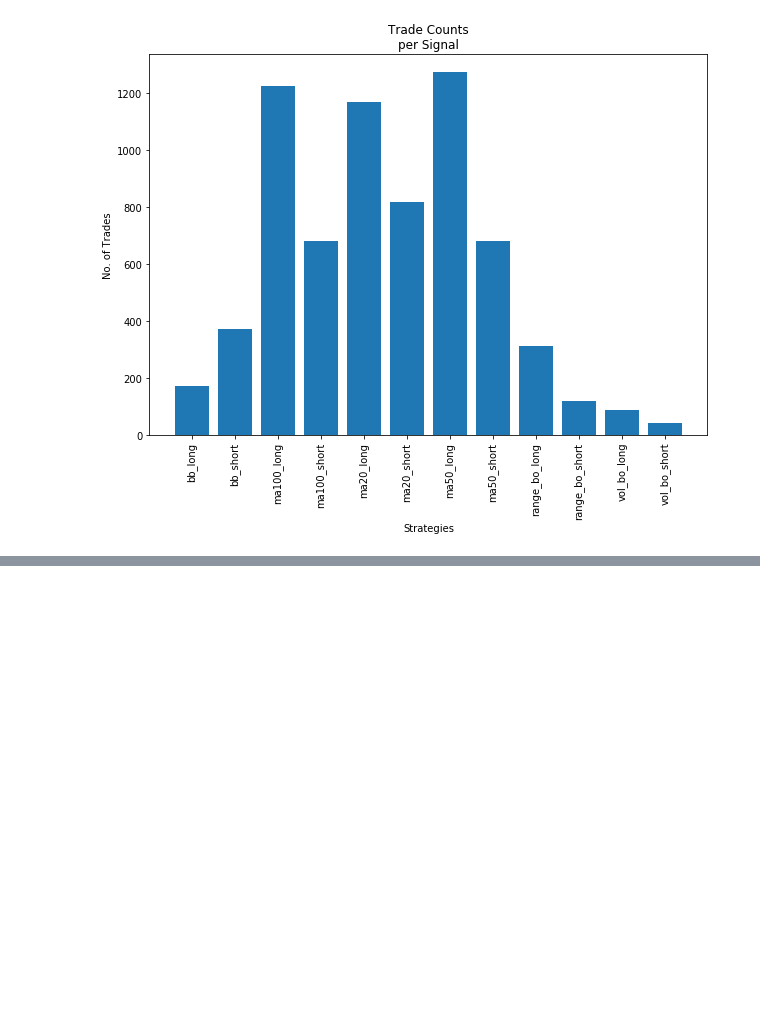
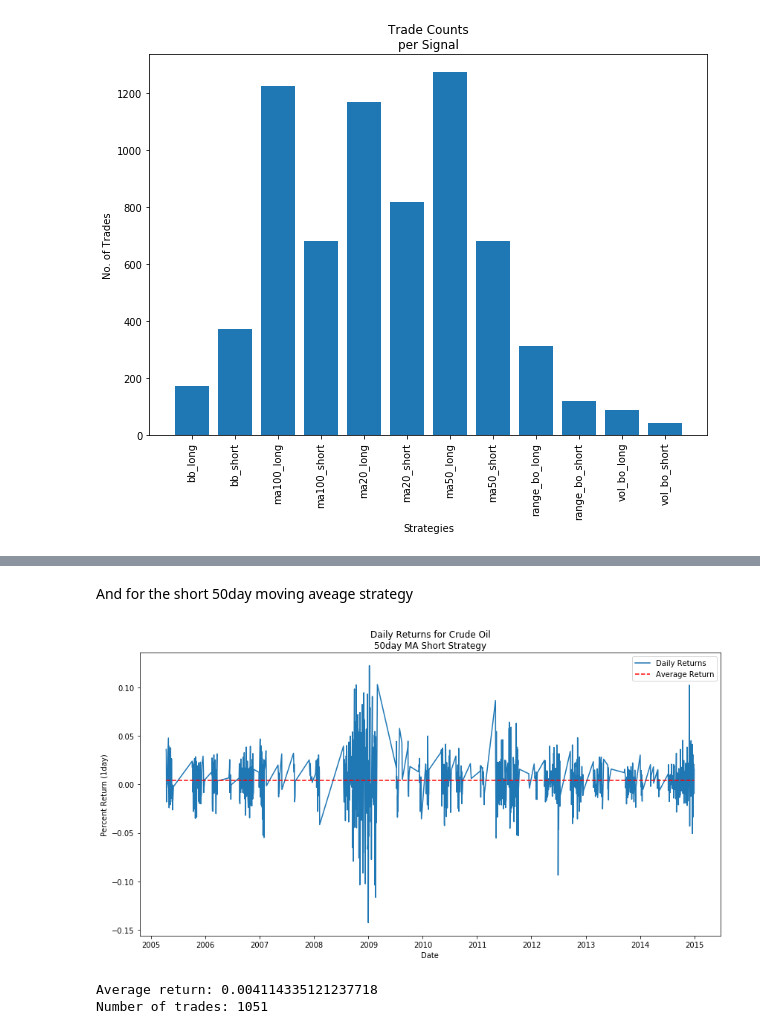
Before and after one commit to franko003/Price_Indicator_Analysis, a Jupyter notebook: notebooks/Price_Indicator_Analysis_MVP.ipynb, the cells around one changed output, grey strips where cells are left out. Cells and saved outputs as stored; diff of their text form; code cells hidden in the pictures; blank space fills up the shorter version.

```diff
--- a/notebooks/Price_Indicator_Analysis_MVP.ipynb
+++ b/notebooks/Price_Indicator_Analysis_MVP.ipynb
@@ -794,0 +827,26 @@ plt.show()
+# %% [markdown]
+And for the short 50day moving aveage strategy
+# %%
+# Get the data for Crude Oil 50day long moving average signal, and mean return
+cl_50ma_short = cl_indicators[cl_indicators['ma50_short'] == 1]
+mean_pc = -1.0 * (cl_50ma_short.pct_change_1day.mean())
+
+# Plot the 1day returns
+plt.figure(figsize=(14,7))
+
+plt.plot(cl_50ma_short.index, -1.0 * (cl_50ma_short.pct_change_1day), label='Daily Returns')
+plt.plot(cl_50ma_short.index, [mean_pc]*len(cl_50ma_short.pct_change_1day),
+            color='r', linestyle='--', label='Average Return')
+plt.title('Daily Returns for Crude Oil\n50day MA Short Strategy')
+plt.xlabel('Date')
+plt.ylabel('Percent Return (1day)')
+plt.legend(loc='best')
+
+plt.savefig('crude_50ma_short_1day_returns.png', bbox_inches='tight')
+plt.show()
+print('Average return: {}'.format(mean_pc))
+print('Number of trades: {}'.format(len(cl_50ma_short)))
+# %% [output]
+[figure, added]
+Average return: 0.004114335121237718
+Number of trades: 1051
```
Also changed, not shown: parts of 7 cells of this notebook, 4 other files.
